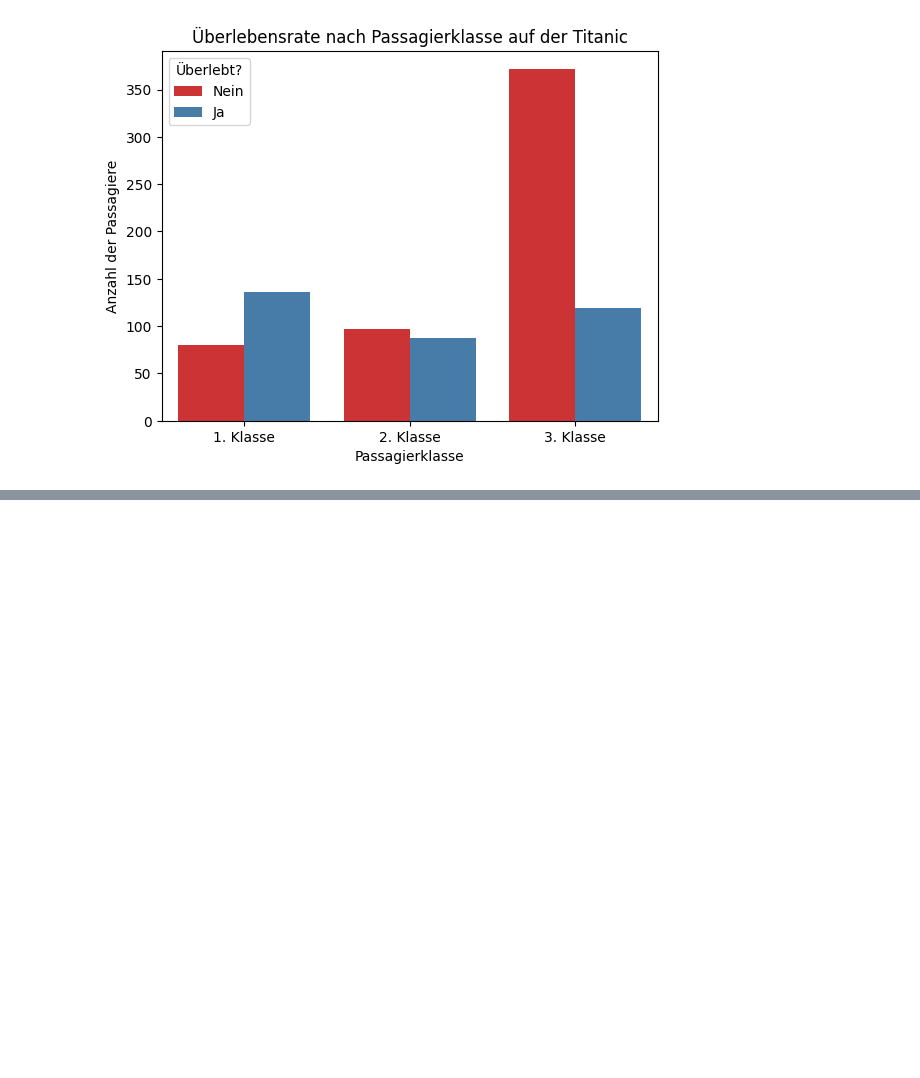
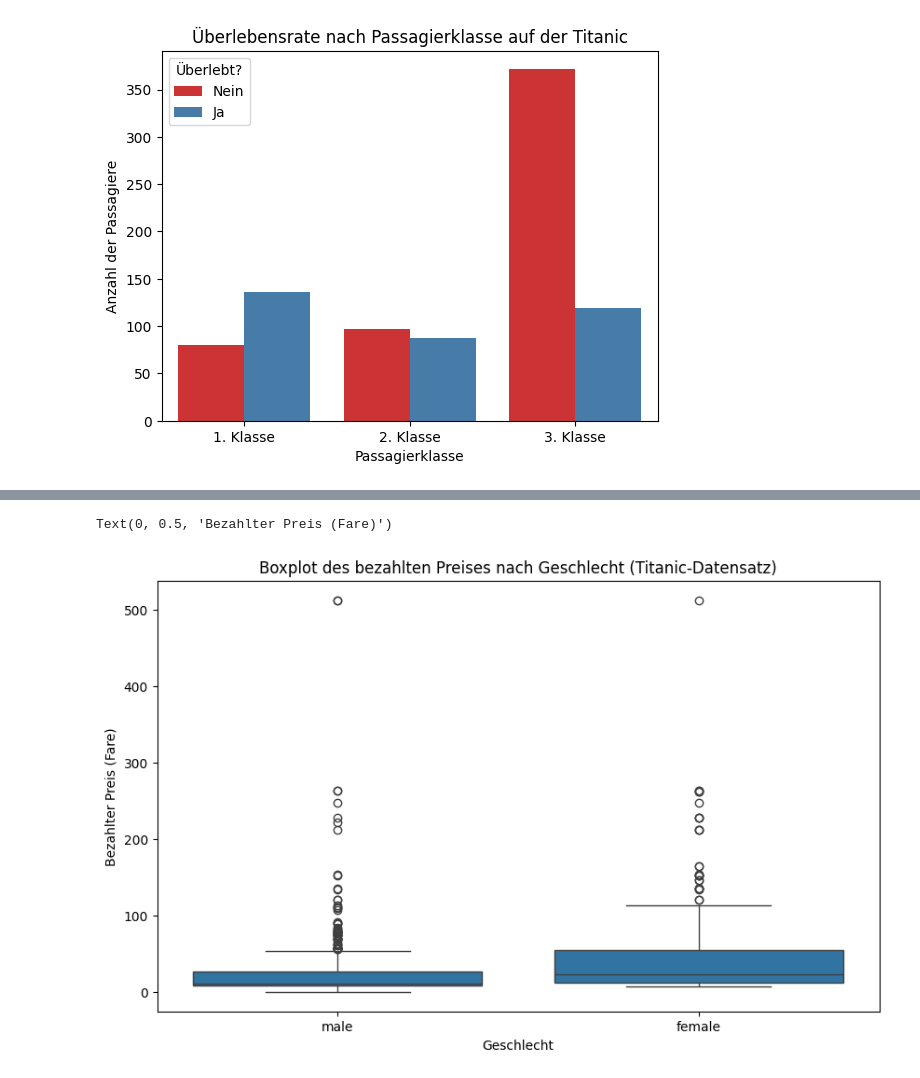
Before and after one commit to maumaudonut/BINA-Projekt-FS25-Donat, a Jupyter notebook: Erstes Projekt Donat/6 Seaborn Uebung 1.ipynb, the cells around one changed output, grey strips where cells are left out. Saved outputs shown, nothing was run; the diff lists cells and outputs as text; code cells hidden in the pictures; blank space fills up the shorter version.

```diff
--- a/Erstes Projekt Donat/6 Seaborn Uebung 1.ipynb
+++ b/Erstes Projekt Donat/6 Seaborn Uebung 1.ipynb
@@ -145,0 +160,14 @@ plt.show()
+# %%
+# Boxplot für den bezahlten Preis nach Geschlecht
+plt.figure(figsize=(10, 6))
+sns.boxplot(data=titanic_df, x="sex", y="fare")
+
+# Titel und Achsenbeschriftungen
+plt.title("Boxplot des bezahlten Preises nach Geschlecht (Titanic-Datensatz)")
+plt.xlabel("Geschlecht")
+plt.ylabel("Bezahlter Preis (Fare)")
+
+# Plot anzeig
+# %% [output]
+Text(0, 0.5, 'Bezahlter Preis (Fare)')
+[figure, added]
```
Also changed, not shown: parts of 1 cell of this notebook, 1 other file.
